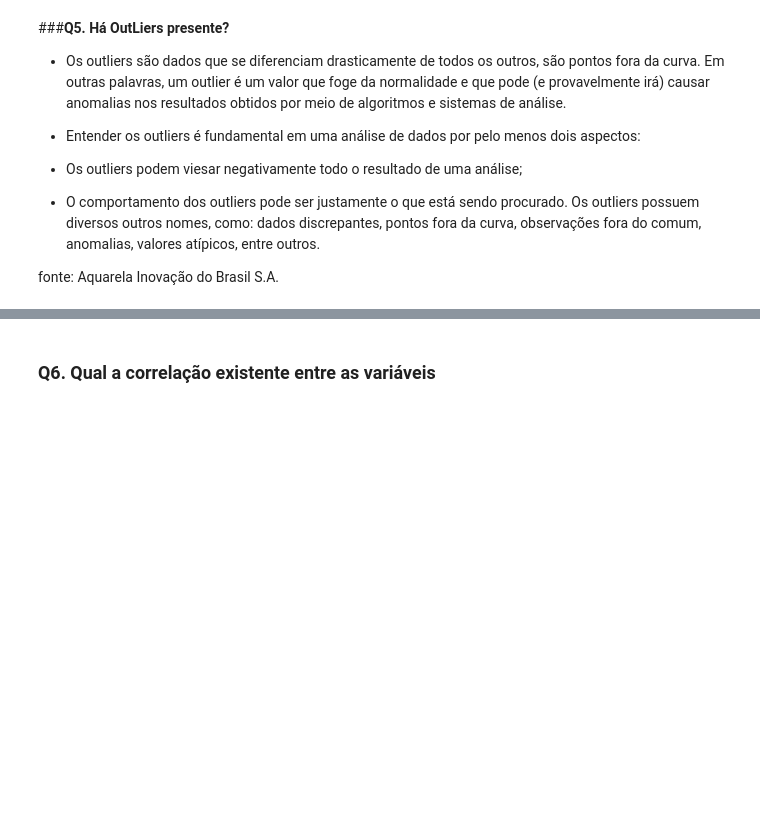
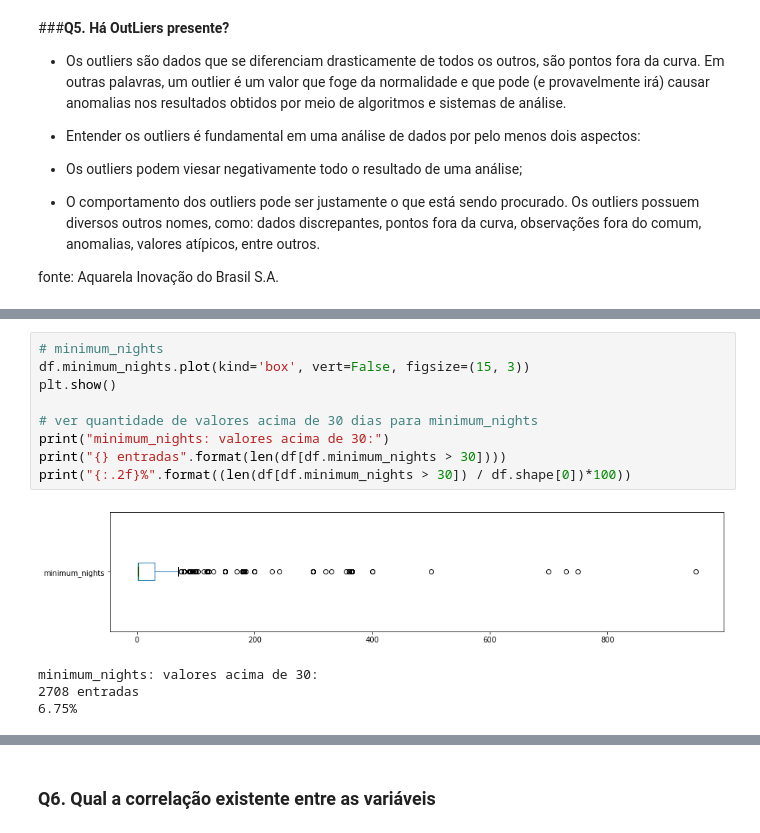
Before and after one commit to eliasfeitoza/Curso-Data-Science-na-Pratica, a Jupyter notebook: Analisando_os_Dados_do_Airbnb.ipynb, the cells around one changed output, grey strips where cells are left out. Cells and saved outputs as stored; diff of their text form; blank space fills up the shorter version.

```diff
--- a/Analisando_os_Dados_do_Airbnb.ipynb
+++ b/Analisando_os_Dados_do_Airbnb.ipynb
@@ -184,0 +223,14 @@ fonte: Aquarela Inovação do Brasil S.A.
+# %%
+# minimum_nights
+df.minimum_nights.plot(kind='box', vert=False, figsize=(15, 3))
+plt.show()
+
+# ver quantidade de valores acima de 30 dias para minimum_nights
+print("minimum_nights: valores acima de 30:")
+print("{} entradas".format(len(df[df.minimum_nights > 30])))
+print("{:.2f}%".format((len(df[df.minimum_nights > 30]) / df.shape[0])*100))
+# %% [output]
+[figure, added]
+minimum_nights: valores acima de 30:
+2708 entradas
+6.75%
```
Also changed, not shown: parts of 13 cells of this notebook.
